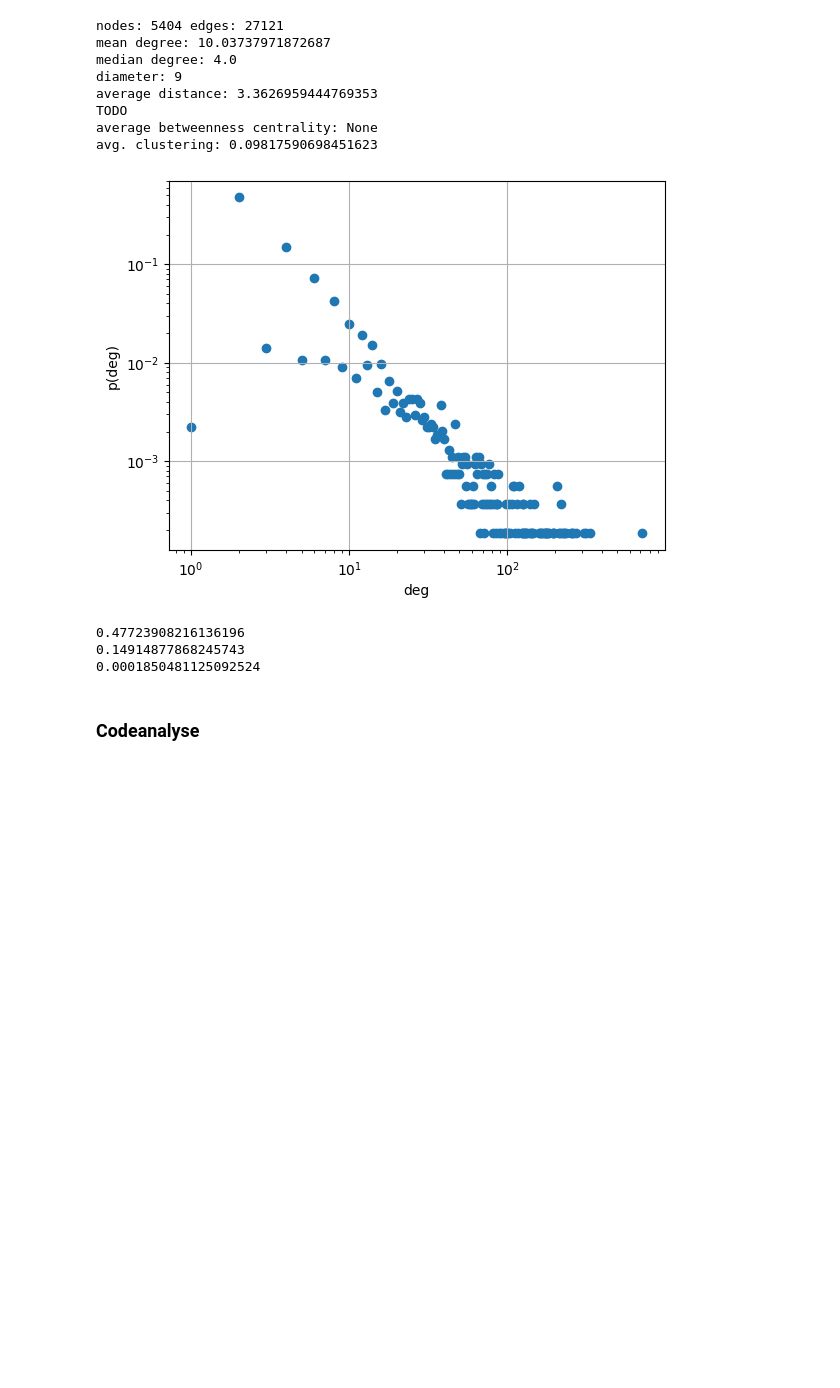
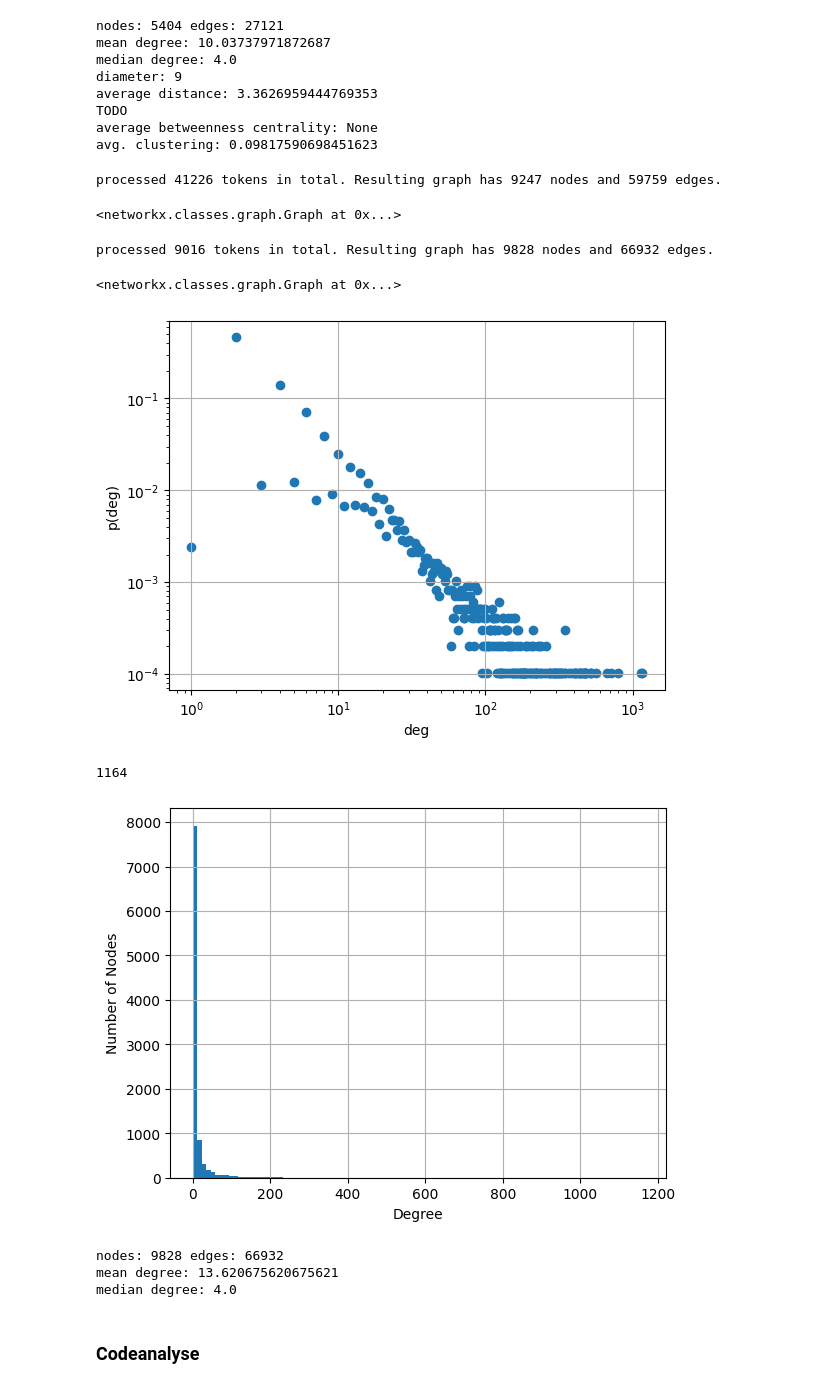
Before and after one commit to Amerek200/63055KomplexeNetze, a Jupyter notebook: PoC.ipynb, the cells around one changed output. Cells and saved outputs as stored; diff of their text form; code cells hidden in the pictures; blank space fills up the shorter version.

```diff
--- a/PoC.ipynb
+++ b/PoC.ipynb
@@ -403,11 +403,30 @@ TODO
 average betweenness centrality: None
 avg. clustering: 0.09817590698451623
 # %%
+AMERIKA_DE = "../Ressourcen/Daten/Buecher/Kafka/Kafka_Amerika_de_cleaned.txt"
+fileToGraph(AMERIKA_DE, G, filterNouns=False, removeStopwords=True, language="de")
+#Nur Amerika: processed 41226 tokens in total. Resulting graph has 7005 nodes and 35072 edges.
+tet = 123
 # %% [output]
-[figure, removed]
-0.47723908216136196
-0.14914877868245743
-0.0001850481125092524
+processed 41226 tokens in total. Resulting graph has 9247 nodes and 59759 edges.
+<networkx.classes.graph.Graph at 0x...>
+# %%
+VERWANDLUNG_DE = "../Ressourcen/Daten/Buecher/Kafka/Kafka_Verwandlung_de_cleaned.txt"
+fileToGraph(VERWANDLUNG_DE, G, filterNouns=False, removeStopwords=True, language="de")
+# %% [output]
+processed 9016 tokens in total. Resulting graph has 9828 nodes and 66932 edges.
+<networkx.classes.graph.Graph at 0x...>
+# %%
+degreeScatterPlot(G)
+degreeDistHist(G)
+analyzeGraph(G, parallel=True)
+# %% [output]
+[figure, added]
+1164
+[figure, added]
+nodes: 9828 edges: 66932
+mean degree: 13.620675620675621
+median degree: 4.0
 # %% [markdown]
 ### Codeanalyse
 # %%
```
Also changed, not shown: parts of 2 cells of this notebook, 1 other file.
